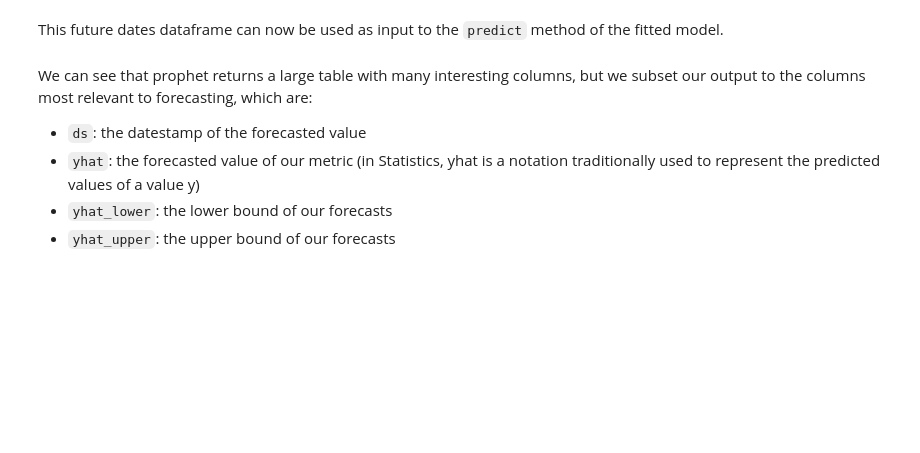
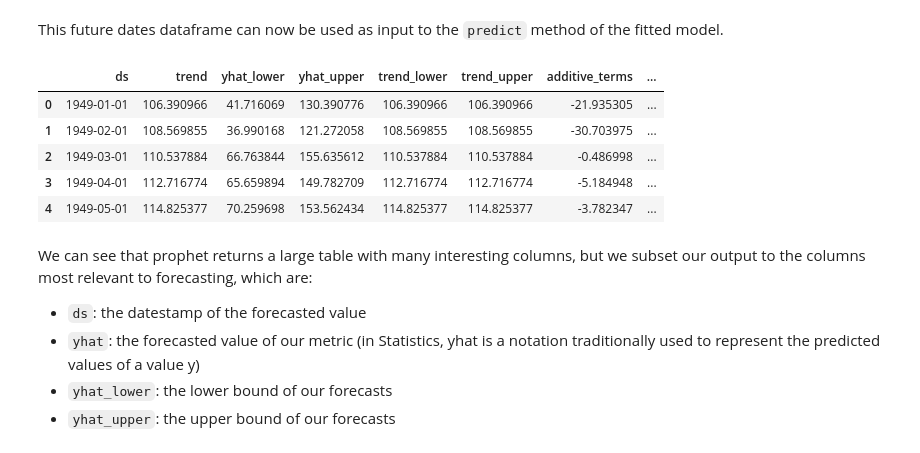
Before and after one commit to giorosati/dsc-3-26-09-facebook-prophet-lab-online-ds-pt-100118, a Jupyter notebook: index.ipynb, the cells around one changed output. Saved outputs shown, nothing was run; the diff lists cells and outputs as text; code cells hidden in the pictures; blank space fills up the shorter version.

```diff
--- a/index.ipynb
+++ b/index.ipynb
@@ -157,14 +170,21 @@ It is also important to consider the frequency of our time series. Because we ar
 This future dates dataframe can now be used as input to the `predict` method of the fitted model.
 # %%
 # Predict the values for future dates and take the head of forecast
-
-
+forecast = Model.predict(future_dates)
+forecast.head()
 # ds	trend	trend_lower	trend_upper	yhat_lower	yhat_upper	additive_terms	additive_terms_lower	additive_terms_upper	multiplicative_terms	multiplicative_terms_lower	multiplicative_terms_upper	yearly	yearly_lower	yearly_upper	yhat
 # 0	1949-01-01	106.390966	106.390966	106.390966	40.066461	128.916059	-21.935305	-21.935305	-21.935305	0.0	0.0	0.0	-21.935305	-21.935305	-21.935305	84.455661
 # 1	1949-02-01	108.569855	108.569855	108.569855	33.931775	120.662906	-30.703975	-30.703975	-30.703975	0.0	0.0	0.0	-30.703975	-30.703975	-30.703975	77.865881
 # 2	1949-03-01	110.537884	110.537884	110.537884	65.902441	152.751003	-0.486998	-0.486998	-0.486998	0.0	0.0	0.0	-0.486998	-0.486998	-0.486998	110.050887
 # 3	1949-04-01	112.716774	112.716774	112.716774	65.488925	149.317057	-5.184948	-5.184948	-5.184948	0.0	0.0	0.0	-5.184948	-5.184948	-5.184948	107.531826
 # 4	1949-05-01	114.825377	114.825377	114.825377	67.562029	153.611413	-3.782347	-3.782347	-3.782347	0.0	0.0
+# %% [output]
+|  | ds | trend | yhat_lower | yhat_upper | trend_lower | trend_upper | additive_terms | ... |
+| 0 | 1949-01-01 | 106.390966 | 41.716069 | 130.390776 | 106.390966 | 106.390966 | -21.935305 | ... |
+| 1 | 1949-02-01 | 108.569855 | 36.990168 | 121.272058 | 108.569855 | 108.569855 | -30.703975 | ... |
+| 2 | 1949-03-01 | 110.537884 | 66.763844 | 155.635612 | 110.537884 | 110.537884 | -0.486998 | ... |
+| 3 | 1949-04-01 | 112.716774 | 65.659894 | 149.782709 | 112.716774 | 112.716774 | -5.184948 | ... |
+| 4 | 1949-05-01 | 114.825377 | 70.259698 | 153.562434 | 114.825377 | 114.825377 | -3.782347 | ... |
 # %% [markdown]
 We can see that prophet returns a large table with many interesting columns, but we subset our output to the columns most relevant to forecasting, which are:
 
```
Also changed, not shown: parts of 6 cells of this notebook.
